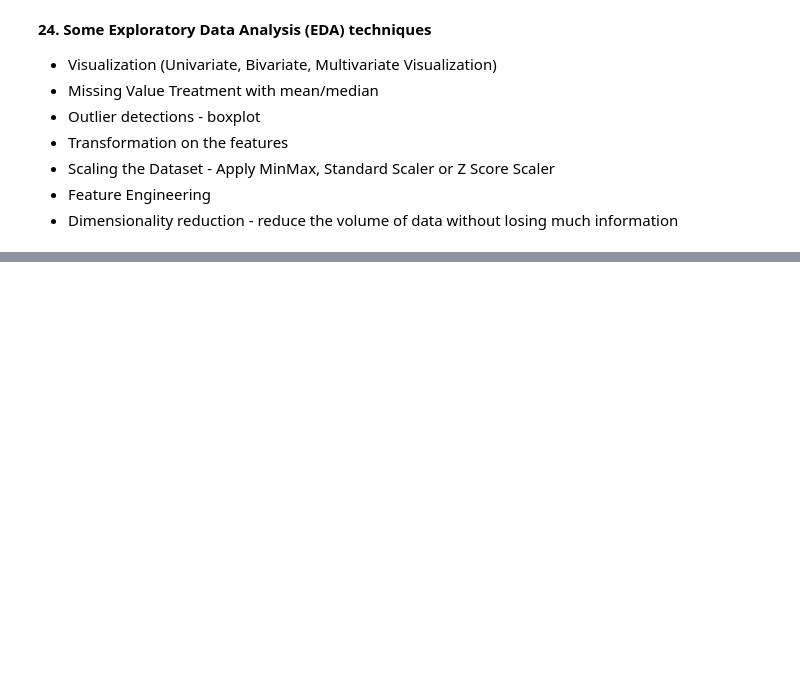
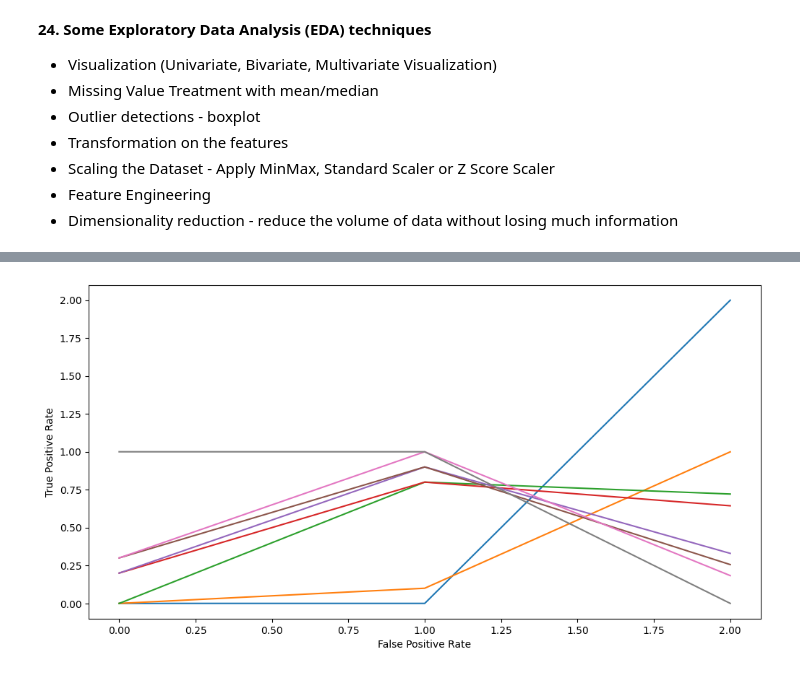
Before and after one commit to MrSimple07/MachineLearning_Practice, a Jupyter notebook: ML_Interview.ipynb, the cells around one changed output, grey strips where cells are left out. Drawn from its saved outputs; the diff is of its cells as text; code cells hidden in the pictures; blank space fills up the shorter version.

```diff
--- a/ML_Interview.ipynb
+++ b/ML_Interview.ipynb
@@ -593,0 +599,24 @@ weighted avg       1.00      1.00      1.00        30
+# %%
+from sklearn.datasets import make_classification
+from sklearn.linear_model import LogisticRegression
+from sklearn.model_selection import train_test_split
+from sklearn.metrics import roc_curve, roc_auc_score
+import matplotlib.pyplot as plt
+
+X, y = make_classification(n_samples =100, n_features = 20)
+
+X_train, X_test, y_train, y_test = train_test_split(X,y, test_size = 0.2, random_state = 42)
+
+model = LogisticRegression().fit(X_train, y_train)
+
+y_pred = model.predict_proba(X_test)
+
+roc_auc = roc_auc_score(y_test, y_pred[:,1])
+
+plt.figure(figsize =(12,6))
+plt.xlabel('False Positive Rate')
+plt.ylabel('True Positive Rate')
+plt.plot(roc_curve(y_test, y_pred[:,1]))
+plt.show()
+# %% [output]
+[figure, added]
```
Also changed, not shown: parts of 3 cells of this notebook.
